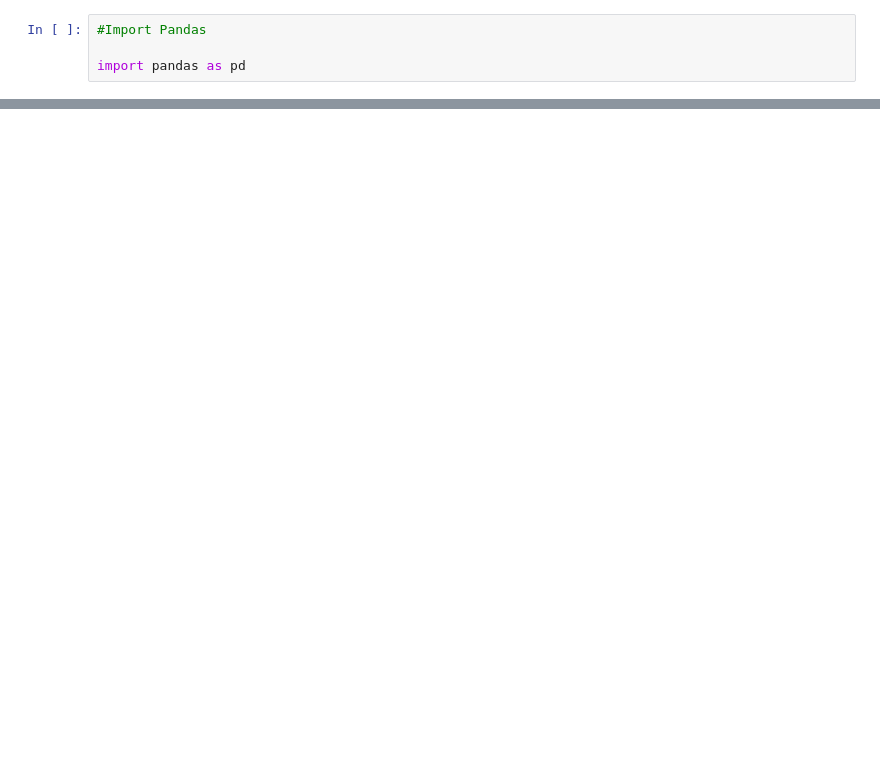
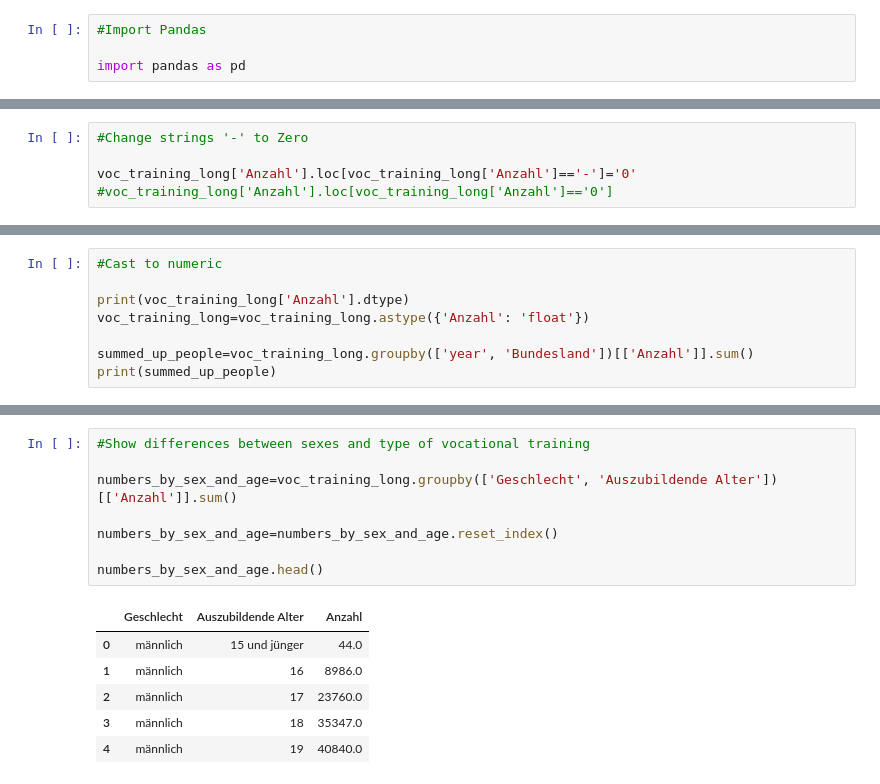
Before and after one commit to looreen/Vocational-training-in-Berlin, a Jupyter notebook: Vocational training in Berlin.ipynb, the cells around one changed output, grey strips where cells are left out. Saved outputs shown, nothing was run; the diff lists cells and outputs as text; blank space fills up the shorter version.

```diff
--- a/Vocational training in Berlin.ipynb
+++ b/Vocational training in Berlin.ipynb
@@ -50,0 +49,5 @@ This was the first try.
+# %%
+#Change strings '-' to Zero
+
+voc_training_long['Anzahl'].loc[voc_training_long['Anzahl']=='-']='0'
+#voc_training_long['Anzahl'].loc[voc_training_long['Anzahl']=='0']
@@ -50,0 +56,8 @@ This was the first try.
+# %%
+#Cast to numeric
+
+print(voc_training_long['Anzahl'].dtype)
+voc_training_long=voc_training_long.astype({'Anzahl': 'float'})
+
+summed_up_people=voc_training_long.groupby(['year', 'Bundesland'])[['Anzahl']].sum()
+print(summed_up_people)
@@ -50,0 +122,15 @@ This was the first try.
+# %%
+#Show differences between sexes and type of vocational training
+
+numbers_by_sex_and_age=voc_training_long.groupby(['Geschlecht', 'Auszubildende Alter'])[['Anzahl']].sum()
+
+numbers_by_sex_and_age=numbers_by_sex_and_age.reset_index()
+
+numbers_by_sex_and_age.head()
+# %% [output]
+|  | Geschlecht | Auszubildende Alter | Anzahl |
+| 0 | männlich | 15 und jünger | 44.0 |
+| 1 | männlich | 16 | 8986.0 |
+| 2 | männlich | 17 | 23760.0 |
+| 3 | männlich | 18 | 35347.0 |
+| 4 | männlich | 19 | 40840.0 |
```
Also changed, not shown: parts of 7 cells of this notebook, 1 other file.
